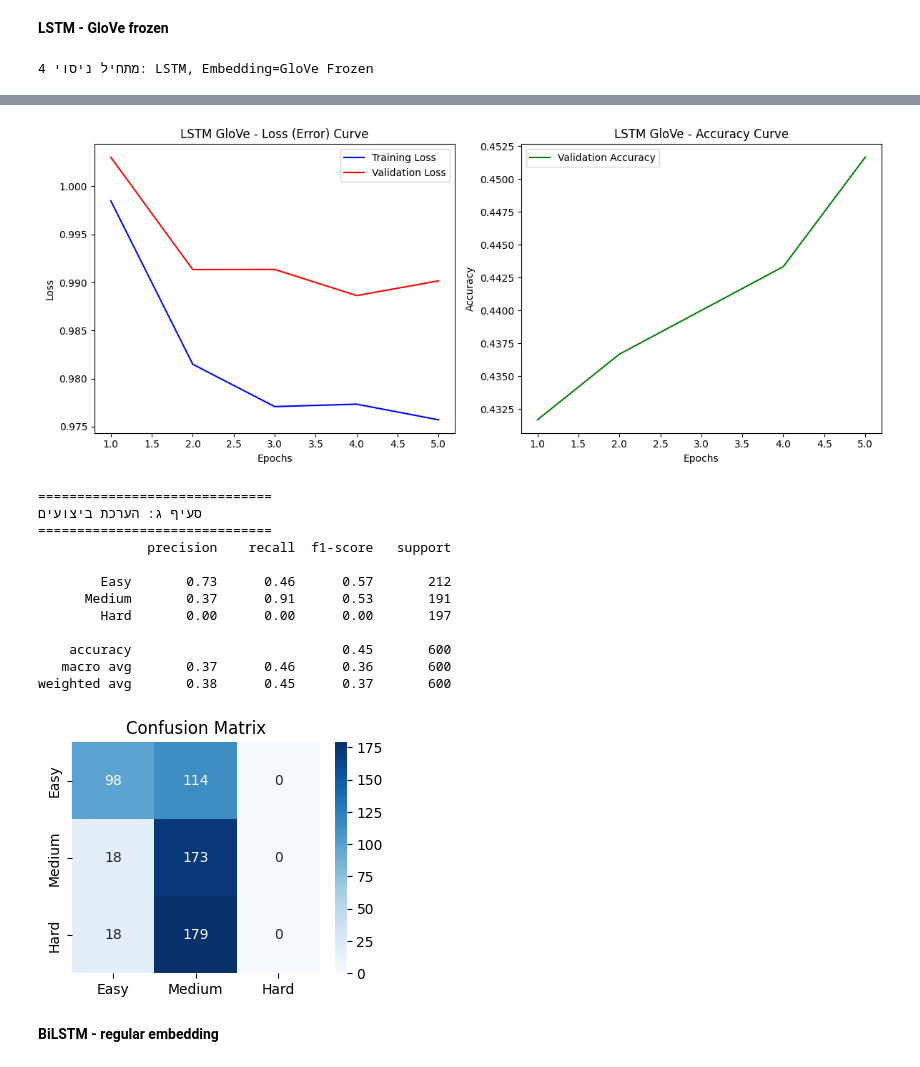
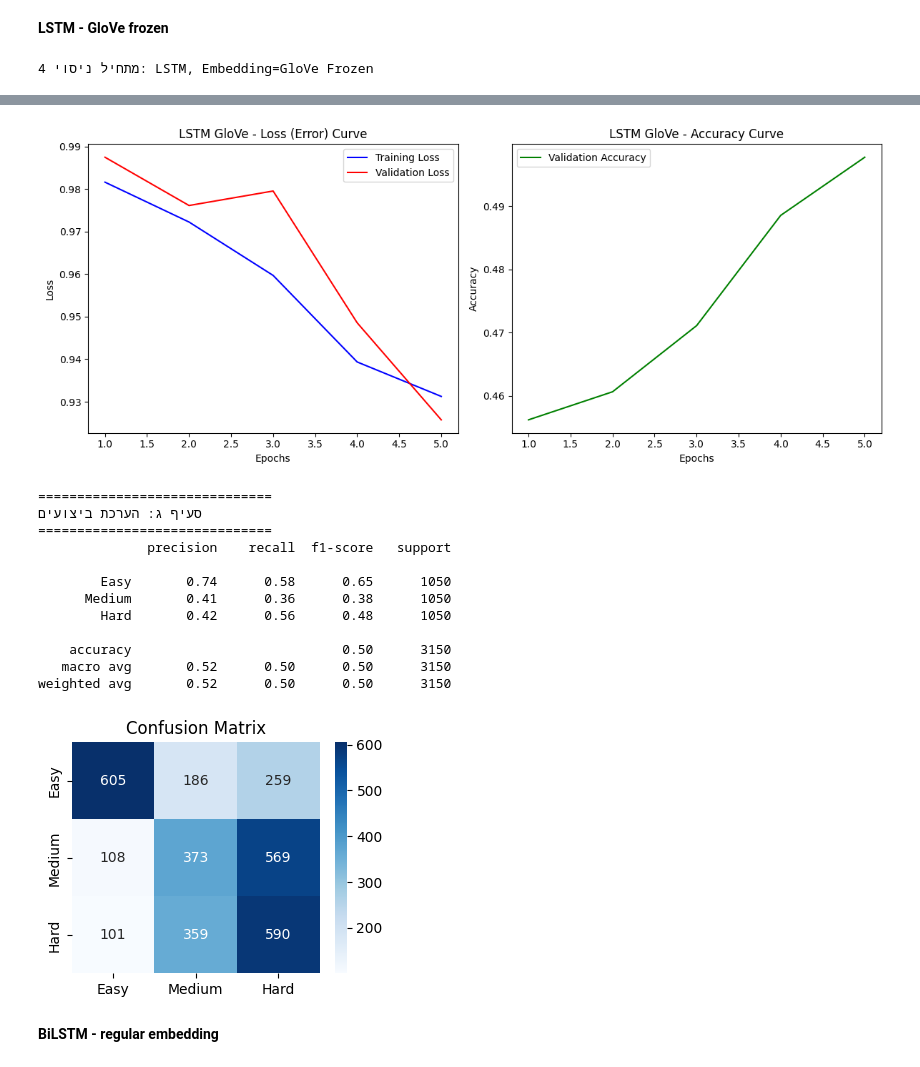
Before and after one commit to eliyahuav/NLP-project, a Jupyter notebook: PART5_Deep Learning for Text Classification.ipynb, the cells around one changed output, grey strips where cells are left out. Cells and saved outputs as stored; diff of their text form; code cells hidden in the pictures.

```diff
--- a/PART5_Deep Learning for Text Classification.ipynb
+++ b/PART5_Deep Learning for Text Classification.ipynb
@@ -44,7 +44,7 @@ import pandas as pd
 
 # 1. הגדרת גודל המדגם לכל קטגוריה (היפר-פרמטר של שלב הניסויים)
 # התחלה עם 1000 מכל אחת עוזרת לבדיקה מהירה ("מתחילים בקטן" לפי ההוראות)
-target_size = 1000
+target_size = 7000
 
 # 2. דגימה מאוזנת מכל הקטגוריות בבת אחת
 # groupby מבטיח שנתייחס לכל רמת קושי בנפרד
@@ -66 +66,32 @@ medium    1000
 Name: count, dtype: int64
+# %%
+import numpy as np
+
+# זיהוי אוטומטי של עמודת הטקסט (מחפש עמודה שהיא אובייקט/סטרינג ואינה 'level')
+text_col = [c for c in df_balanced.columns if df_balanced[c].dtype == 'object' and c != 'level'][0]
+print(f"מנתח נתונים לפי עמודה: {text_col}")
+
+# חישוב מדדים סטטיסטיים
+df_balanced['word_count'] = df_balanced[text_col].apply(lambda x: len(str(x).split()))
+df_balanced['avg_word_length'] = df_balanced[text_col].apply(lambda x: np.mean([len(w) for w in str(x).split()]) if len(str(x).split()) > 0 else 0)
+
+# 1. הדפסת דוגמאות אמיתיות לדו"ח
+print("\n" + "="*50)
+print("🔹 דוגמאות מייצגות לכל רמה (לצורך ניתוח איכותני)")
+print("="*50)
+for level in sorted(df_balanced['level'].unique()):
+    print(f"\n📌 רמה: {level}")
+    samples = df_balanced[df_balanced['level'] == level][text_col].head(3).values
+    for i, s in enumerate(samples, 1):
+        print(f"  {i}. {s[:150]}...") # מדפיס רק את תחילת המשפט
+
+# 2. טבלת השוואה סטטיסטית
+print("\n" + "="*50)
+print("📊 מדדים לשוניים ממוצעים לכל רמה")
+print("="*50)
+comparison = df_balanced.groupby('level').agg({
+    'word_count': 'mean',
+    'avg_word_length': 'mean'
+}).rename(columns={'word_count': 'ממוצע מילים למשפט', 'avg_word_length': 'אורך מילה ממוצע'}).round(2)
+
+print(comparison)
@@ -584,10 +642,10 @@ IS_BIDIRECTIONAL = False
 EMBED_MAT = embedding_weights
 
 print(f"מתחיל ניסוי 4: {MODEL_TYPE}, Embedding=GloVe Frozen")
-model_4 = FlexibleModel(10599, 100, 128, 3, n_layers=1, model_type=MODEL_TYPE, bidirectional=IS_BIDIRECTIONAL, embedding_matrix=EMBED_MAT)
-history_4 = run_experiment(model_4, train_loader, val_loader, epochs=5)
+model_4 = FlexibleModel(36543, 100, 128, 3, n_layers=1, model_type=MODEL_TYPE, bidirectional=IS_BIDIRECTIONAL, embedding_matrix=EMBED_MAT)
+history_4 = run_experiment(model_4, train_loader, test_loader, epochs=5)
 
 plot_training_history(history_4, model_name="LSTM GloVe")
-print_evaluation_section_c(model_4, val_loader)
+print_evaluation_section_c(model_4, test_loader)
 # %% [output]
 מתחיל ניסוי 4: LSTM, Embedding=GloVe Frozen
@@ -599,17 +657,17 @@ Epoch 5: Train Loss: 0.9757, Val Loss: 0.9902, Val Acc: 0.4517
-[figure, old version]
+[figure, new version]
 ==============================
 סעיף ג: הערכת ביצועים
 ==============================
               precision    recall  f1-score   support
 
-        Easy       0.73      0.46      0.57       212
-      Medium       0.37      0.91      0.53       191
-        Hard       0.00      0.00      0.00       197
+        Easy       0.74      0.58      0.65      1050
+      Medium       0.41      0.36      0.38      1050
+        Hard       0.42      0.56      0.48      1050
 
-    accuracy                           0.45       600
-   macro avg       0.37      0.46      0.36       600
-weighted avg       0.38      0.45      0.37       600
+    accuracy                           0.50      3150
+   macro avg       0.52      0.50      0.50      3150
+weighted avg       0.52      0.50      0.50      3150
-[figure, old version]
+[figure, new version]
 # %% [markdown]
 **BiLSTM - regular embedding**
 # %%
```
Also changed, not shown: parts of 11 cells of this notebook.
